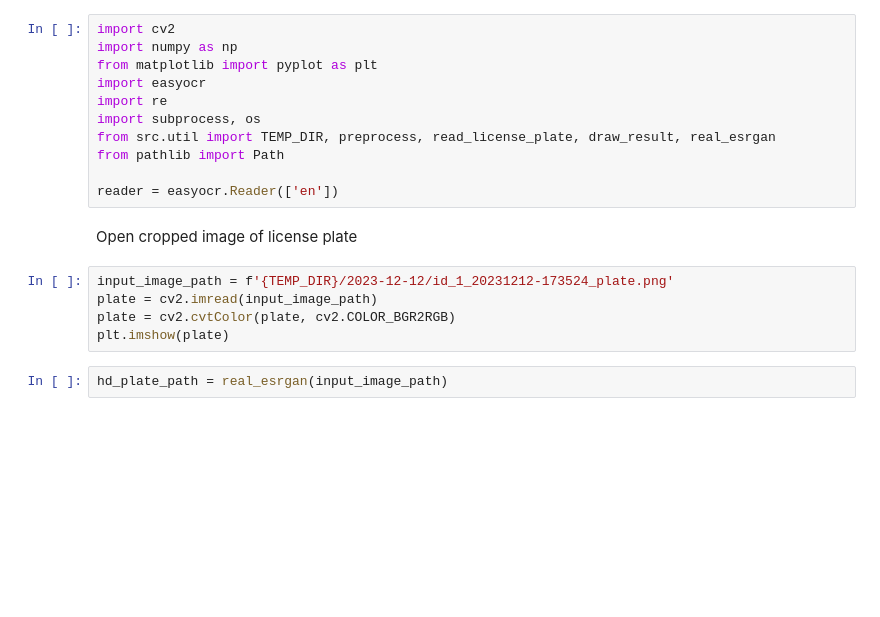
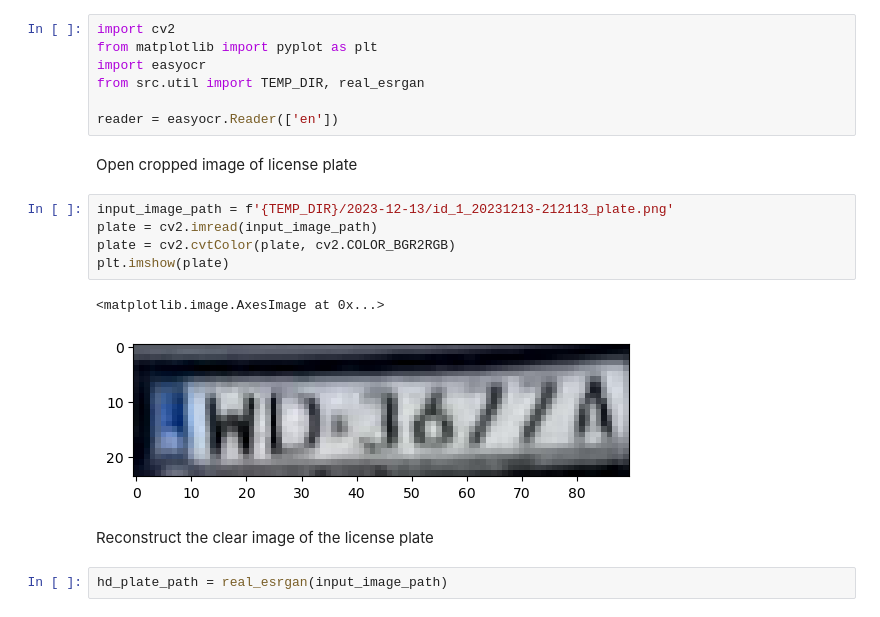
Before and after one commit to aiman3/stop-sign-camera, a Jupyter notebook: python/license_ocr_playground.ipynb, the cells around one changed output. Drawn from its saved outputs; the diff is of its cells as text; blank space fills up the shorter version.

```diff
--- a/python/license_ocr_playground.ipynb
+++ b/python/license_ocr_playground.ipynb
@@ -1,21 +1,22 @@
 # %%
 import cv2
-import numpy as np
 from matplotlib import pyplot as plt
 import easyocr
-import re
-import subprocess, os
-from src.util import TEMP_DIR, preprocess, read_license_plate, draw_result, real_esrgan
-from pathlib import Path
+from src.util import TEMP_DIR, real_esrgan
 
 reader = easyocr.Reader(['en'])
 # %% [markdown]
 Open cropped image of license plate
 # %%
-input_image_path = f'{TEMP_DIR}/2023-12-12/id_1_20231212-173524_plate.png'
+input_image_path = f'{TEMP_DIR}/2023-12-13/id_1_20231213-212113_plate.png'
 plate = cv2.imread(input_image_path)
 plate = cv2.cvtColor(plate, cv2.COLOR_BGR2RGB)
 plt.imshow(plate)
+# %% [output]
+<matplotlib.image.AxesImage at 0x...>
+[figure, added]
+# %% [markdown]
+Reconstruct the clear image of the license plate
 # %%
 hd_plate_path = real_esrgan(input_image_path)
 # %%
```
Also changed, not shown: parts of 6 cells of this notebook, 1 other file.
